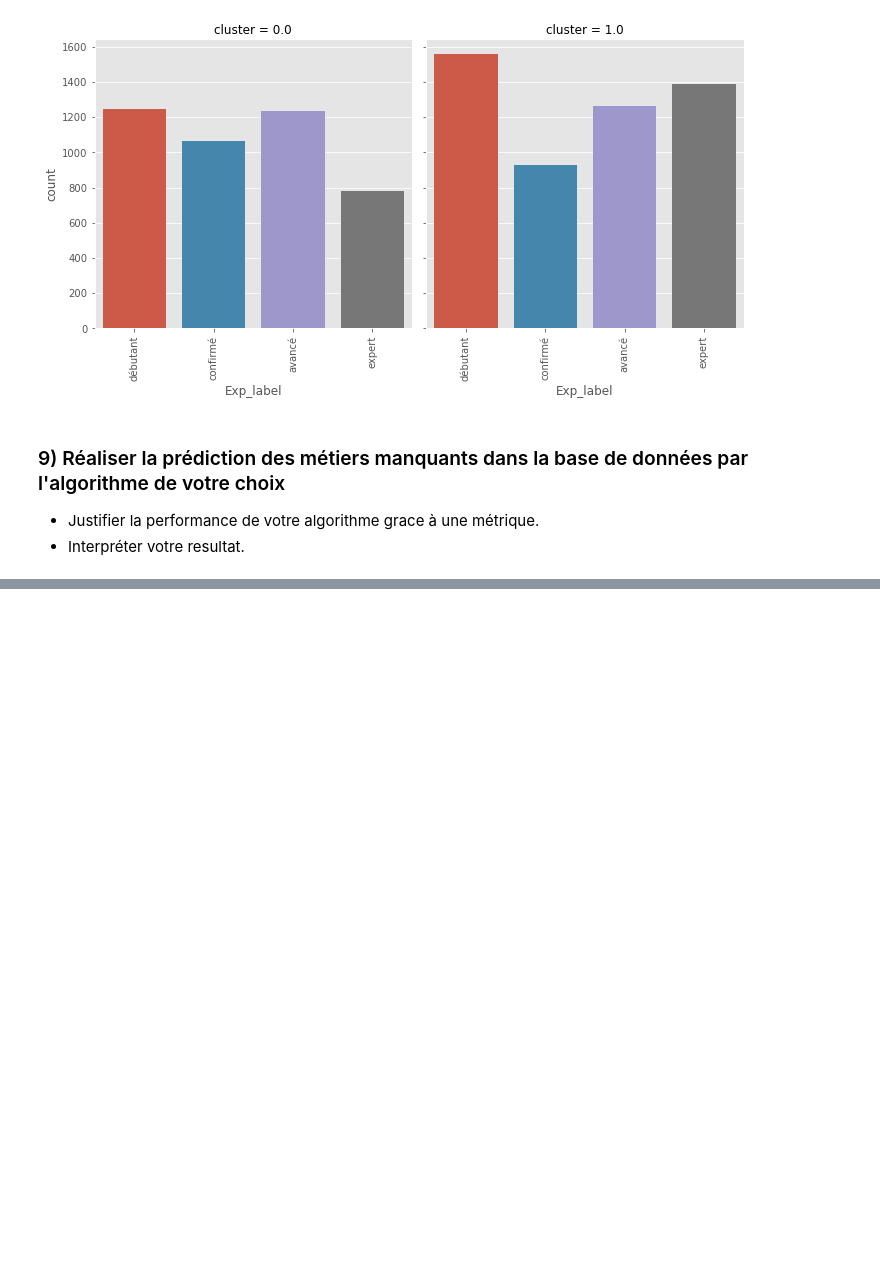
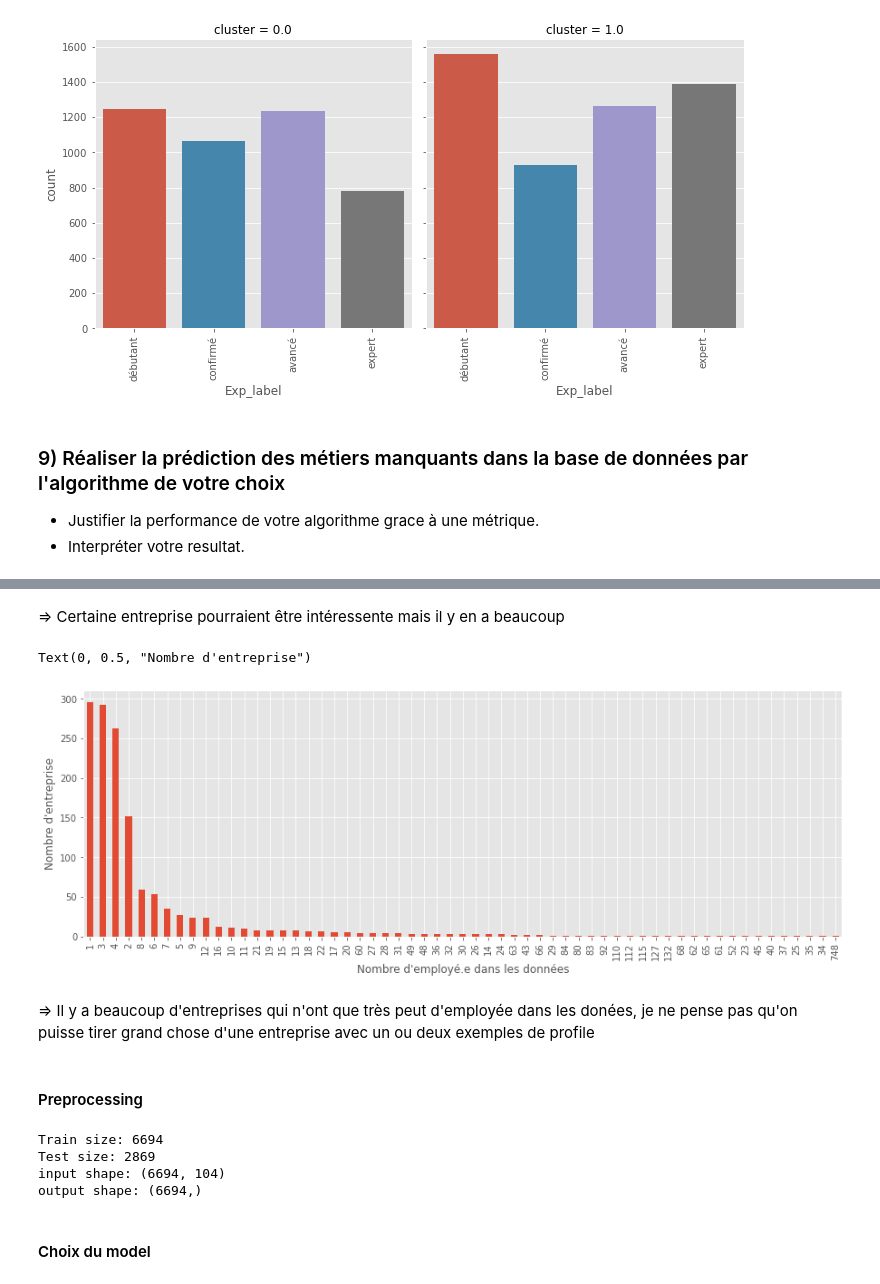
Before and after one commit to FlorianMuller/test-aquila, a Jupyter notebook: Test_Technique_ML.ipynb, the cells around one changed output, grey strips where cells are left out. Cells and saved outputs as stored; diff of their text form; code cells hidden in the pictures; blank space fills up the shorter version.

Commit message:
started prediction

```diff
--- a/Test_Technique_ML.ipynb
+++ b/Test_Technique_ML.ipynb
@@ -586,0 +608,14 @@ train_df, test_df = train_test_split(test_size=0.3,)
+# %% [markdown]
+=> Certaine entreprise pourraient être intéressente mais il y en a beaucoup
+# %%
+df["Entreprise"].value_counts().value_counts().plot(kind="bar", figsize=(15,5))
+# set xlabel
+plt.xlabel("Nombre d'employé.e dans les données")
+plt.ylabel("Nombre d'entreprise")
+# %% [output]
+Text(0, 0.5, "Nombre d'entreprise")
+[figure, added]
+# %% [markdown]
+=> Il y a beaucoup d'entreprises qui n'ont que très peut d'employée dans les donées, je ne pense pas qu'on puisse tirer grand chose d'une entreprise avec un ou deux exemples de profile
+# %% [markdown]
+#### Preprocessing
@@ -586,0 +672,33 @@ train_df, test_df = train_test_split(test_size=0.3,)
+# %%
+from sklearn.model_selection import train_test_split
+SEED = 42
+
+df = pd.read_csv("data.csv")
+
+# Saving observation to predict
+to_predict = df[df["Metier"].isna()]
+drop_nan(df, "Metier")
+
+# Train test split
+train_df, test_df = train_test_split(df, test_size=0.3,)
+print("Train size:", train_df.shape[0])
+print("Test size:", test_df.shape[0])
+
+# Preprocessing
+train_df, preprocess_param = preprocess_for_prediction(train_df)
+test_df, _ = preprocess_for_prediction(test_df, param=preprocess_param)
+
+# Input / output separation
+x_train = train_df.drop(["Metier"], axis=1).to_numpy()
+y_train = train_df["Metier"].to_numpy()
+x_test = test_df.drop(["Metier"], axis=1).to_numpy()
+y_test = test_df["Metier"].to_numpy()
+print(f"input shape: {x_train.shape}")
+print(f"output shape: {y_train.shape}")
+# %% [output]
+Train size: 6694
+Test size: 2869
+input shape: (6694, 104)
+output shape: (6694,)
+# %% [markdown]
+#### Choix du model
```
Also changed, not shown: parts of 22 cells of this notebook.
